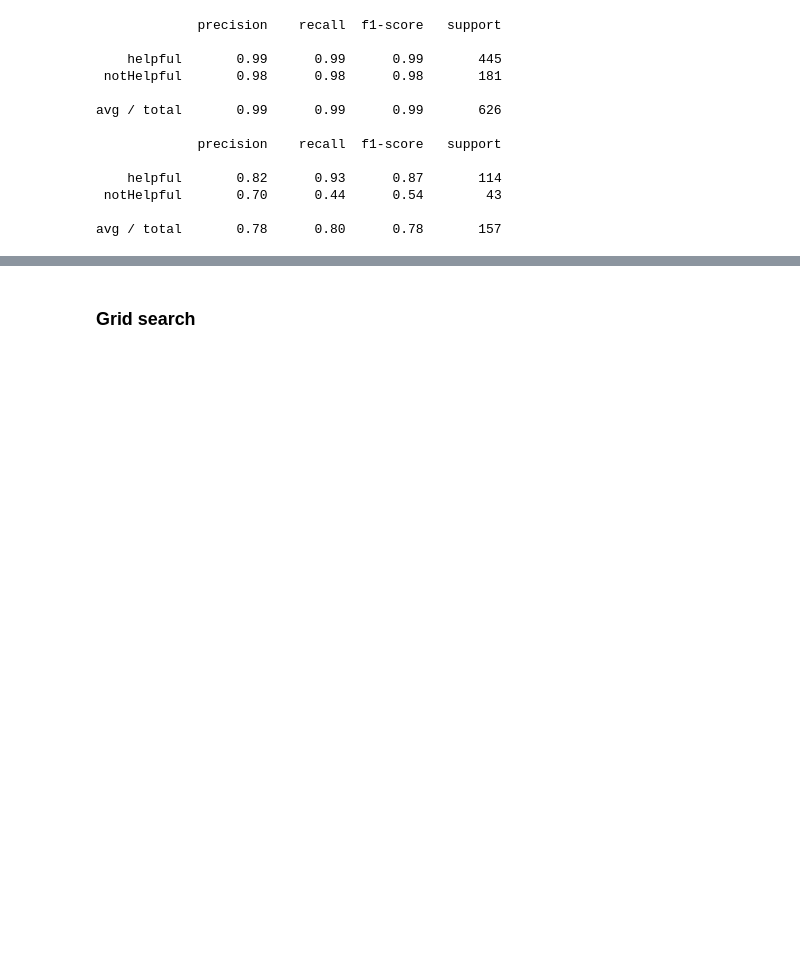
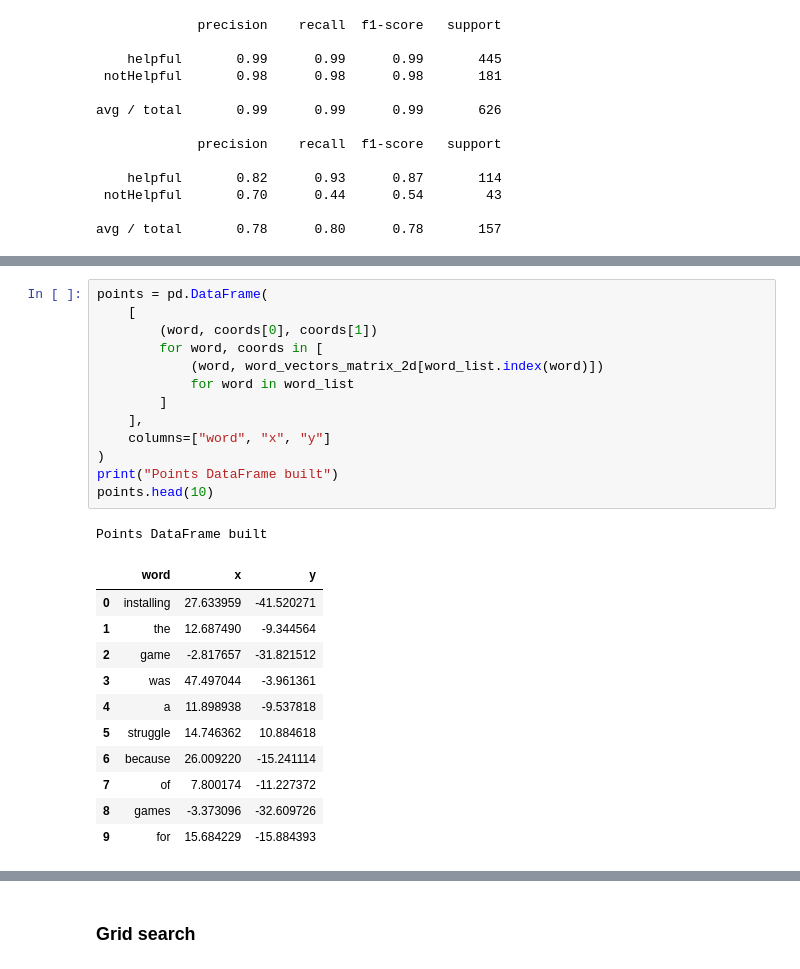
Before and after one commit to adamazon/adamazon-code, a Jupyter notebook: Helpful score prediction.ipynb, the cells around one changed output, grey strips where cells are left out. Cells and saved outputs as stored; diff of their text form; blank space fills up the shorter version.

```diff
--- a/Helpful score prediction.ipynb
+++ b/Helpful score prediction.ipynb
@@ -395,0 +541,26 @@ avg / total       0.78      0.80      0.78       157
+# %%
+points = pd.DataFrame(
+    [
+        (word, coords[0], coords[1])
+        for word, coords in [
+            (word, word_vectors_matrix_2d[word_list.index(word)])
+            for word in word_list
+        ]
+    ],
+    columns=["word", "x", "y"]
+)
+print("Points DataFrame built")
+points.head(10)
+# %% [output]
+Points DataFrame built
+|  | word | x | y |
+| 0 | installing | 27.633959 | -41.520271 |
+| 1 | the | 12.687490 | -9.344564 |
+| 2 | game | -2.817657 | -31.821512 |
+| 3 | was | 47.497044 | -3.961361 |
+| 4 | a | 11.898938 | -9.537818 |
+| 5 | struggle | 14.746362 | 10.884618 |
+| 6 | because | 26.009220 | -15.241114 |
+| 7 | of | 7.800174 | -11.227372 |
+| 8 | games | -3.373096 | -32.609726 |
+| 9 | for | 15.684229 | -15.884393 |
```
Also changed, not shown: parts of 15 cells of this notebook.
